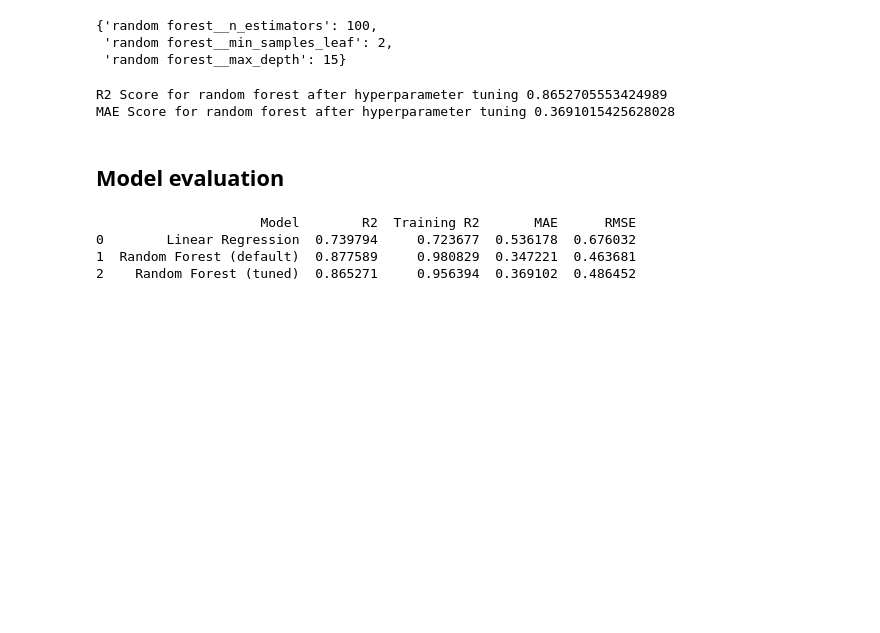
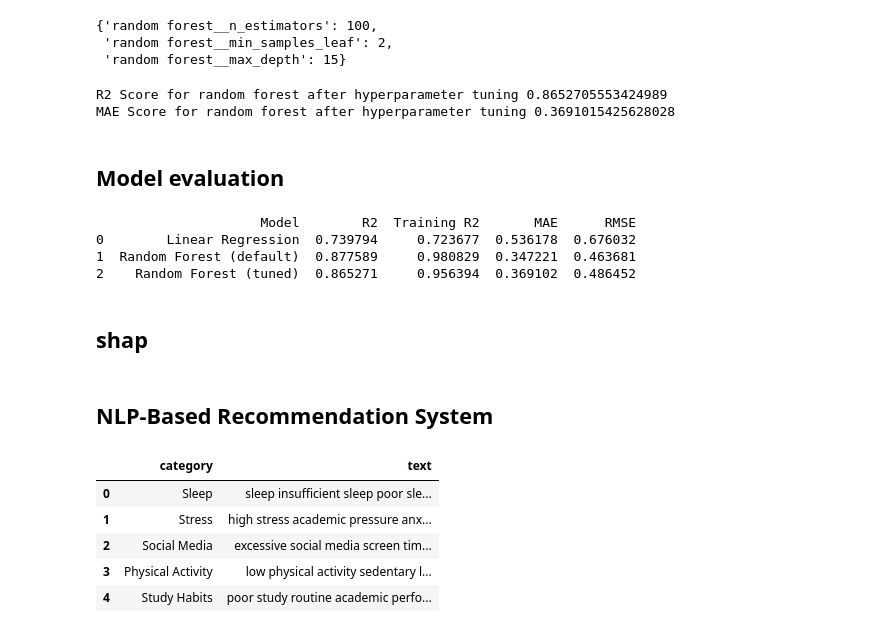
Before and after one commit to gokulgr007/Explainable-Student-Mental-Well-being-Analysis-and-Recommendation-System, a Jupyter notebook: student_wellbeing.ipynb, the cells around one changed output. Drawn from its saved outputs; the diff is of its cells as text; code cells hidden in the pictures; blank space fills up the shorter version.

```diff
--- a/student_wellbeing.ipynb
+++ b/student_wellbeing.ipynb
@@ -443,3 +443,67 @@ print(results)
 0        Linear Regression  0.739794     0.723677  0.536178  0.676032
 1  Random Forest (default)  0.877589     0.980829  0.347221  0.463681
 2    Random Forest (tuned)  0.865271     0.956394  0.369102  0.486452
+# %% [markdown]
+## shap
+# %% [markdown]
+## NLP-Based Recommendation System
+# %%
+
+recommendations = [
+    {
+        'category': 'Sleep',
+        'text': 'sleep insufficient sleep poor sleep schedule bedtime routine '
+                'consistent sleeping hours improve sleep quality rest'
+    },
+    {
+        'category': 'Stress',
+        'text': 'high stress academic pressure anxiety relaxation '
+                'breathing exercises meditation time management take breaks'
+    },
+    {
+        'category': 'Social Media',
+        'text': 'excessive social media screen time phone addiction '
+                'reduce screen usage set app limits digital detox'
+    },
+    {
+        'category': 'Physical Activity',
+        'text': 'low physical activity sedentary lifestyle exercise '
+                'walking yoga stretching physical fitness movement'
+    },
+    {
+        'category': 'Study Habits',
+        'text': 'poor study routine academic performance concentration '
+                'study schedule time management productivity focus'
+    },
+    {
+        'category': 'Healthy Lifestyle',
+        'text': 'healthy lifestyle daily routine balance nutrition '
+                'physical wellbeing self care healthy habits'
+    },
+    {
+        'category': 'Mental Relaxation',
+        'text': 'mental exhaustion emotional wellbeing mindfulness '
+                'relaxation hobbies music spending time outdoors'
+    },
+    {
+        'category': 'Social Support',
+        'text': 'loneliness isolation emotional support friends family '
+                'communication social connection talking to trusted people'
+    },
+    {
+        'category': 'Academic Balance',
+        'text': 'academic workload burnout assignments examinations '
+                'balance study and personal life prioritize tasks'
+    }
+]
+
+recommendation_df = pd.DataFrame(recommendations)
+
+recommendation_df.head()
+# %% [output]
+|  | category | text |
+| 0 | Sleep | sleep insufficient sleep poor sle... |
+| 1 | Stress | high stress academic pressure anx... |
+| 2 | Social Media | excessive social media screen tim... |
+| 3 | Physical Activity | low physical activity sedentary l... |
+| 4 | Study Habits | poor study routine academic perfo... |
```
Also changed, not shown: parts of 23 cells of this notebook.
